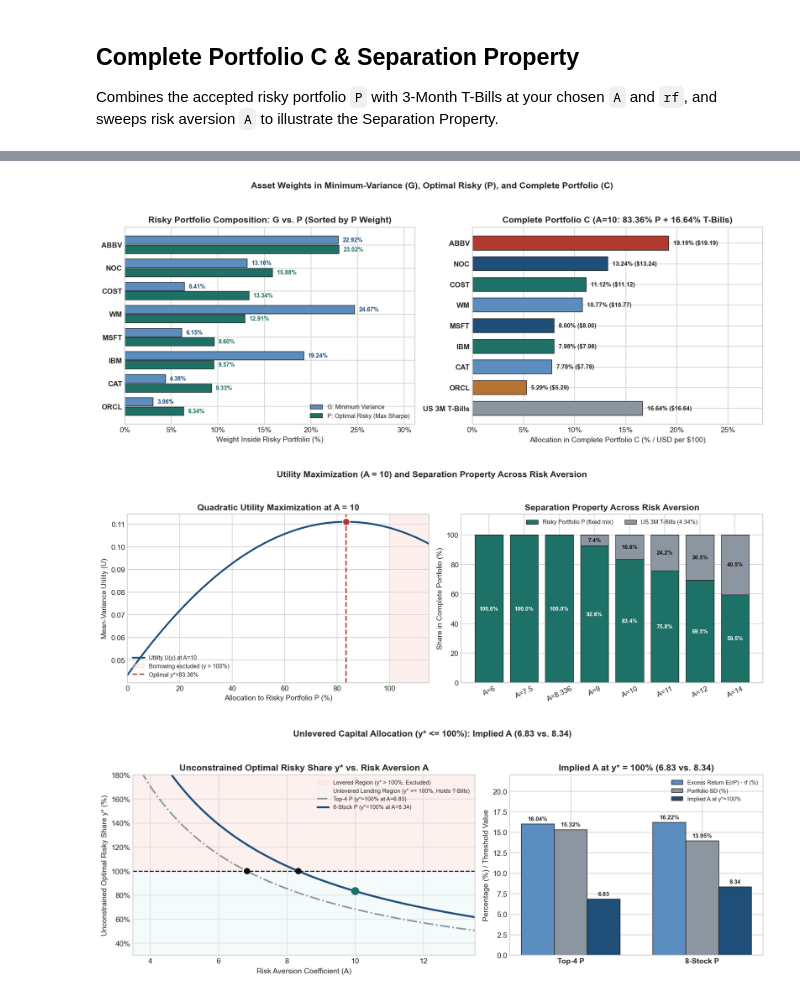
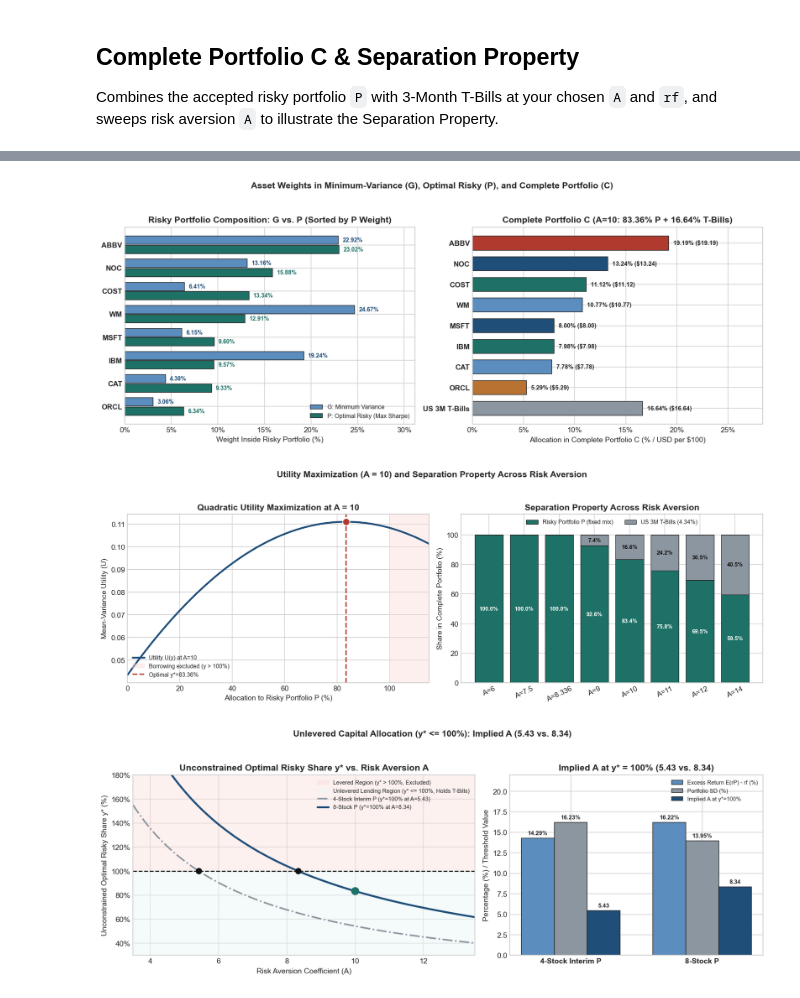
Before and after one commit to faglyramschie7/Markowitz-Efficient-Portfolio, a Jupyter notebook: markowitz_optimizer/markowitz_frontier_allocation.ipynb, the cells around one changed output, grey strips where cells are left out. Drawn from its saved outputs; the diff is of its cells as text; code cells hidden in the pictures.

```diff
--- a/markowitz_optimizer/markowitz_frontier_allocation.ipynb
+++ b/markowitz_optimizer/markowitz_frontier_allocation.ipynb
@@ -44,7 +44,8 @@ MAX_MEAN = 0.25          # Stage 4: upper annual return bound E(r) <= MAX_MEAN
 MIN_ACTIVE_WT = 0.01     # Stage 5: minimum active frontier weight (w >= MIN_ACTIVE_WT)
 
 A = 10.0                 # Primary investor risk-aversion coefficient
-A_COMP = 6.0             # Comparison subset risk-aversion coefficient
+INTERIM_4 = ['ED', 'NOC', 'GOOGL', 'DE']  # Interim 4-stock test quartet (editable)
+A_COMP = 6.0             # Interim 4-stock risk-aversion coefficient
 MONTHLY_USD = 100.0      # Monthly contribution amount (USD)
 # ==============================================================================
 
@@ -104,7 +105,7 @@ if len(active_pairs) < 2:
 
 SELECTED = [t for t, _ in active_pairs]
 k = len(SELECTED)
-TOP4 = ((ann_m[SCREENED] - rf) / ann_s[SCREENED]).sort_values(ascending=False).index[:min(4, len(SCREENED))].tolist()
+TOP4 = INTERIM_4
 k4 = len(TOP4)
 
 print(f'Train: {train.index.min().date()} to {train.index.max().date()} ({len(train)} days) | Test: {len(test)} days | rf = {rf:.2%}')
@@ -413,33 +414,33 @@ ax2.bar(xp, tp, bottom=pp, color=COL_SLATE, edgecolor='#222222', lw=0.7, label=f
 for i, (pv_i, tv_i) in enumerate(zip(pp, tp)):
     ax2.text(i, pv_i/2, f'{pv_i:.1f}%', ha='center', va='center', color='white', fontsize=7.8, fontweight='bold')
     if tv_i > 6: ax2.text(i, pv_i+tv_i/2, f'{tv_i:.1f}%', ha='center', va='center', color='#111111', fontsize=7.8, fontweight='bold')
 ax2.set_xticks(xp, [f'A={v:g}' for v in sep_df['A']], rotation=25); ax2.set(ylim=(0, 114), ylabel='Share in Complete Portfolio (%)', title='Separation Property Across Risk Aversion'); ax2.legend(fontsize=8, loc='upper center', ncol=2)
 fig.suptitle(f'Utility Maximization (A = {A:g}) and Separation Property Across Risk Aversion', fontsize=12.0, fontweight='bold', y=0.98)  # Add figure-wide title
 plt.tight_layout(rect=[0, 0, 1, 0.94]); plt.show()  # Adjust spacing and render chart
 
 # Paper Figure 5B: Unlevered Capital Allocation Boundary (y* <= 100%)
 ex4, ex_s = p4_m - rf, p_m - rf; ab4, ab_s = ex4 / p4_v, ex_s / p_v  # Compute risk premiums and implied y*=100% boundary A for both portfolios
 Ag = np.linspace(3.5, 13.5, 300)
 fig, (ax1, ax2) = plt.subplots(1, 2, figsize=(12.6, 4.8), gridspec_kw={'width_ratios': [1.35, 1.0]})  # Create side-by-side two-panel figure
 fig.patch.set_facecolor('#FFFFFF')
 ax1.axhspan(100, 185, color='#FADBD8', alpha=0.38, label='Levered Region (y* > 100%, Excluded)')  # Shade levered region (y* > 100%) not allowed without borrowing
 ax1.axhspan(0, 100, color='#E8F8F5', alpha=0.45, label='Unlevered Lending Region (y* <= 100%, Holds T-Bills)')  # Shade unlevered lending region where T-bills enter Complete Portfolio C
 ax1.axhline(100, color='#111111', linestyle='--', lw=1.4)
-ax1.plot(Ag, (ab4/Ag)*100, color=COL_SLATE, linestyle='-.', lw=2.1, label=f'Top-{k4} P (y*=100% at A={ab4:.2f})')  # Plot unconstrained y* vs A for 4-stock comparison portfolio
+ax1.plot(Ag, (ab4/Ag)*100, color=COL_SLATE, linestyle='-.', lw=2.1, label=f'{k4}-Stock Interim P (y*=100% at A={ab4:.2f})')  # Plot unconstrained y* vs A for 4-stock comparison portfolio
 ax1.plot(Ag, (ab_s/Ag)*100, color=COL_NAVY, lw=2.6, label=f'{k}-Stock P (y*=100% at A={ab_s:.2f})')  # Plot unconstrained y* vs A for active Markowitz portfolio P
 ax1.scatter([ab4, ab_s, A], [100, 100, y_sel*100], color=['#111111', '#111111', COL_TEAL], s=[55, 55, 95], zorder=6)
 ax1.set(xlim=(3.5, 13.5), ylim=(30, 180), xlabel='Risk Aversion Coefficient (A)', ylabel='Unconstrained Optimal Risky Share y* (%)', title='Unconstrained Optimal Risky Share y* vs. Risk Aversion A')  # Configure left/top panel labels and title
 ax1.yaxis.set_major_formatter(PercentFormatter(decimals=0)); ax1.legend(fontsize=7.6)
 xc = np.arange(2); bw = 0.25
 b_ex = ax2.bar(xc-bw, [ex4*100, ex_s*100], width=bw, color=COL_STEEL, edgecolor='#222222', lw=0.8, label='Excess Return E(rP) - rf (%)')
 b_sd = ax2.bar(xc, [p4_s*100, p_s*100], width=bw, color=COL_SLATE, edgecolor='#222222', lw=0.8, label='Portfolio SD (%)')
 b_ab = ax2.bar(xc+bw, [ab4, ab_s], width=bw, color=COL_NAVY, edgecolor='#222222', lw=0.8, label='Implied A at y*=100%')
 for r_b, txt in [(b_ex[0], f'{ex4*100:.2f}%'), (b_ex[1], f'{ex_s*100:.2f}%'), (b_sd[0], f'{p4_s*100:.2f}%'), (b_sd[1], f'{p_s*100:.2f}%'), (b_ab[0], f'{ab4:.2f}'), (b_ab[1], f'{ab_s:.2f}')]:
     ax2.text(r_b.get_x()+r_b.get_width()/2, r_b.get_height()+0.4, txt, ha='center', fontsize=7.8, fontweight='bold')
-ax2.set_xticks(xc, [f'Top-{k4} P', f'{k}-Stock P'], fontweight='bold'); ax2.set(ylim=(0, 22), ylabel='Percentage (%) / Threshold Value', title=f'Implied A at y* = 100% ({ab4:.2f} vs. {ab_s:.2f})'); ax2.legend(fontsize=7.6)
+ax2.set_xticks(xc, [f'{k4}-Stock Interim P', f'{k}-Stock P'], fontweight='bold'); ax2.set(ylim=(0, 22), ylabel='Percentage (%) / Threshold Value', title=f'Implied A at y* = 100% ({ab4:.2f} vs. {ab_s:.2f})'); ax2.legend(fontsize=7.6)
 fig.suptitle(f'Unlevered Capital Allocation (y* <= 100%): Implied A ({ab4:.2f} vs. {ab_s:.2f})', fontsize=11.8, fontweight='bold', y=0.98)  # Add figure-wide title
 plt.tight_layout(rect=[0, 0, 1, 0.94]); plt.show()  # Adjust spacing and render chart
 # %% [output]
 [figure]
 [figure]
-[figure, old version]
+[figure, new version]
```
Also changed, not shown: parts of 4 cells of this notebook, 2 other files.
